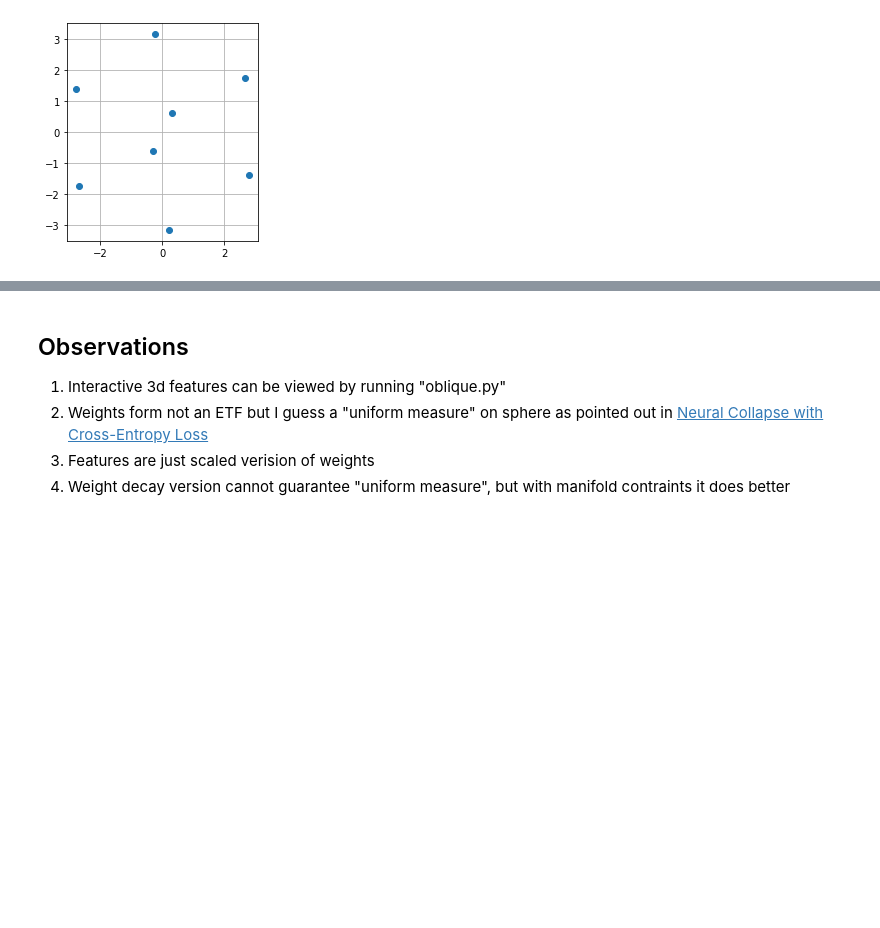
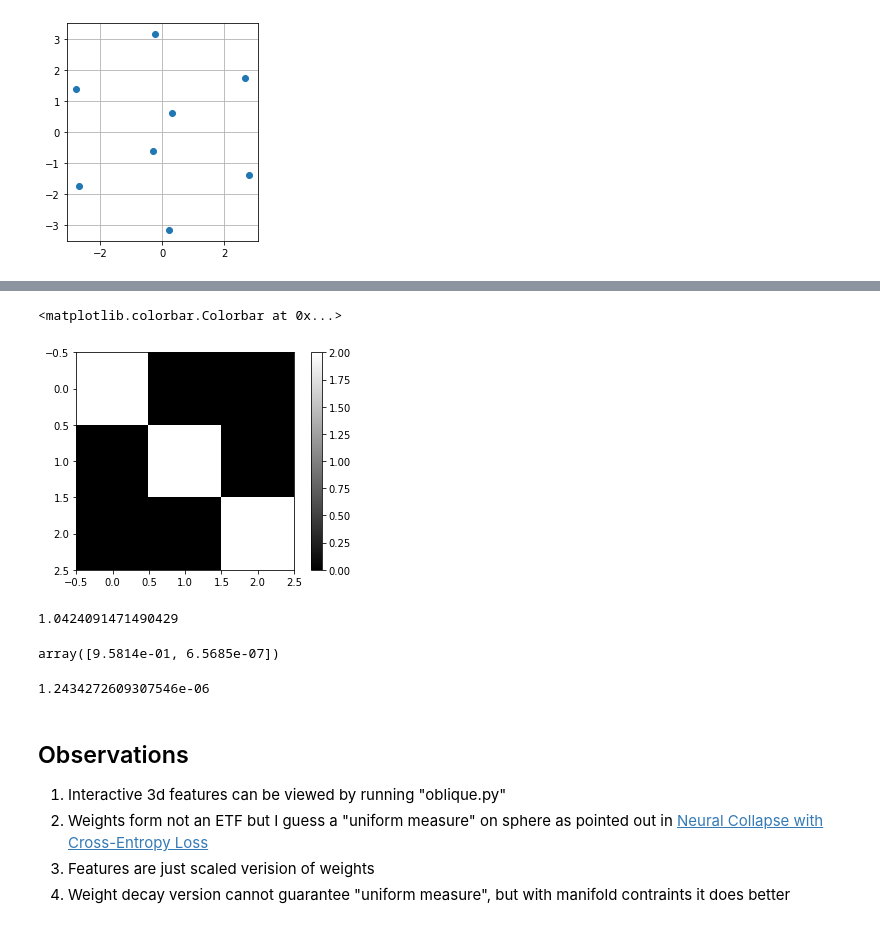
Before and after one commit to 10258392511/NeuralCollapse, a Jupyter notebook: experiments.ipynb, the cells around one changed output, grey strips where cells are left out. Drawn from its saved outputs; the diff is of its cells as text; code cells hidden in the pictures; blank space fills up the shorter version.

```diff
--- a/experiments.ipynb
+++ b/experiments.ipynb
@@ -459,0 +482,33 @@ array([[-0.3799, -0.3799, -0.3799, -0.3799, -0.3799,  0.4177,  0.4177,  0.4177,
+# %%
+plt.imshow(S @ S.T, cmap="gray")
+plt.colorbar()
+# %% [output]
+<matplotlib.colorbar.Colorbar at 0x...>
+[figure, added]
+# %%
+H_S = numpy.kron(S, numpy.ones((samples_per_cls,)))
+loss_func = make_lr_weight_decay(0, 0, 0.01)
+loss_func((S, H_S, numpy.zeros((K,))))
+# %% [output]
+1.0424091471490429
+# %%
+data[-1]  # loss, ||grad||
+# %% [output]
+array([9.5814e-01, 6.5685e-07])
+# %%
+# this is a simple demo showing how to compute directional Hessian using autograd
+from scipy.optimize import check_grad
+PD_N = 5
+A = numpy.random.randn(PD_N, PD_N + 1)
+A = A @ A.T
+
+def foo(x):
+    return np.linalg.norm(x) ** 2 + x @ (A @ x)
+
+hessian = lambda x: 2 * A + 2 * numpy.eye(PD_N)
+
+x0 = numpy.random.randn(PD_N)
+grad_foo = grad(foo)
+check_grad(foo, grad_foo, x0)
+# %% [output]
+1.2434272609307546e-06
```
Also changed, not shown: parts of 11 cells of this notebook.
